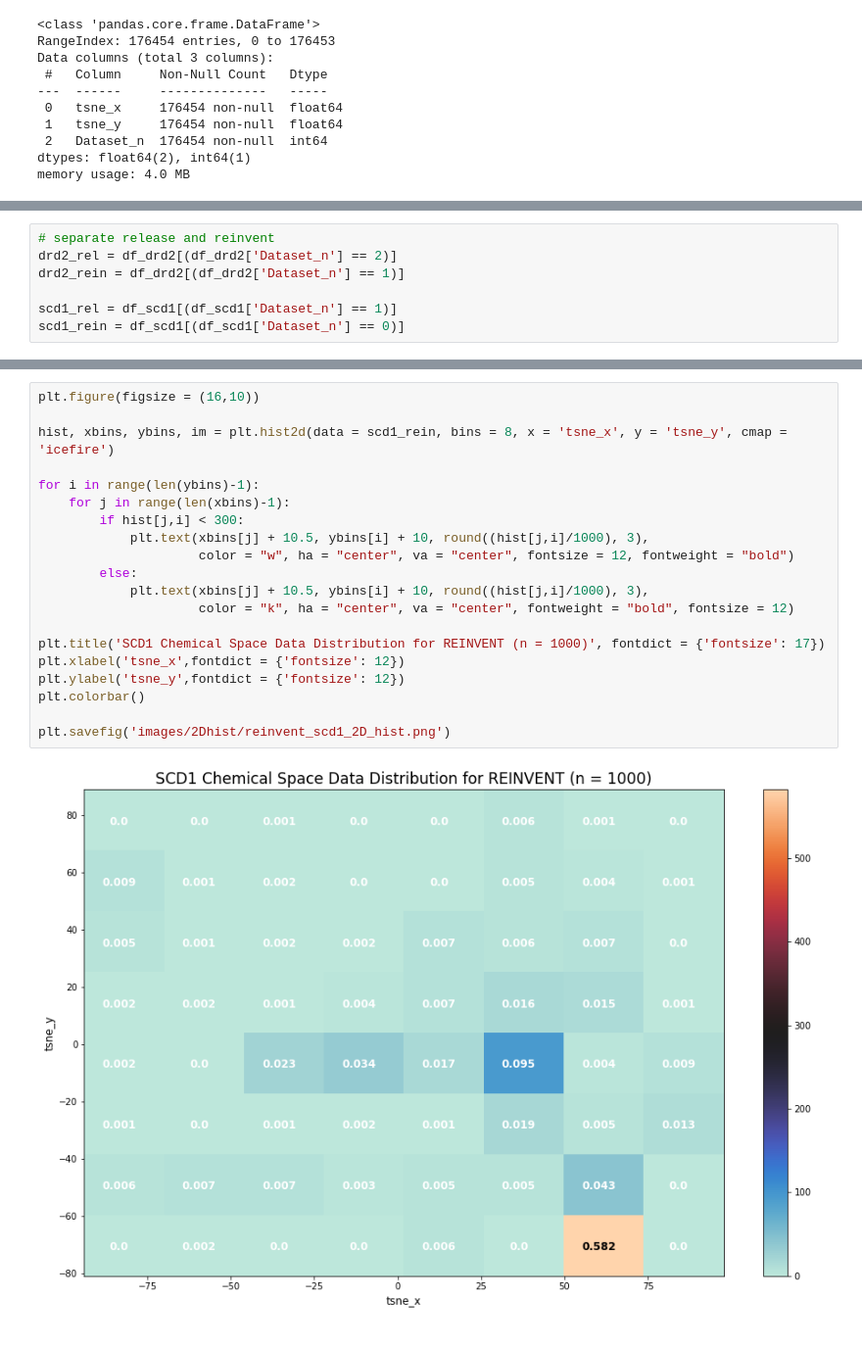
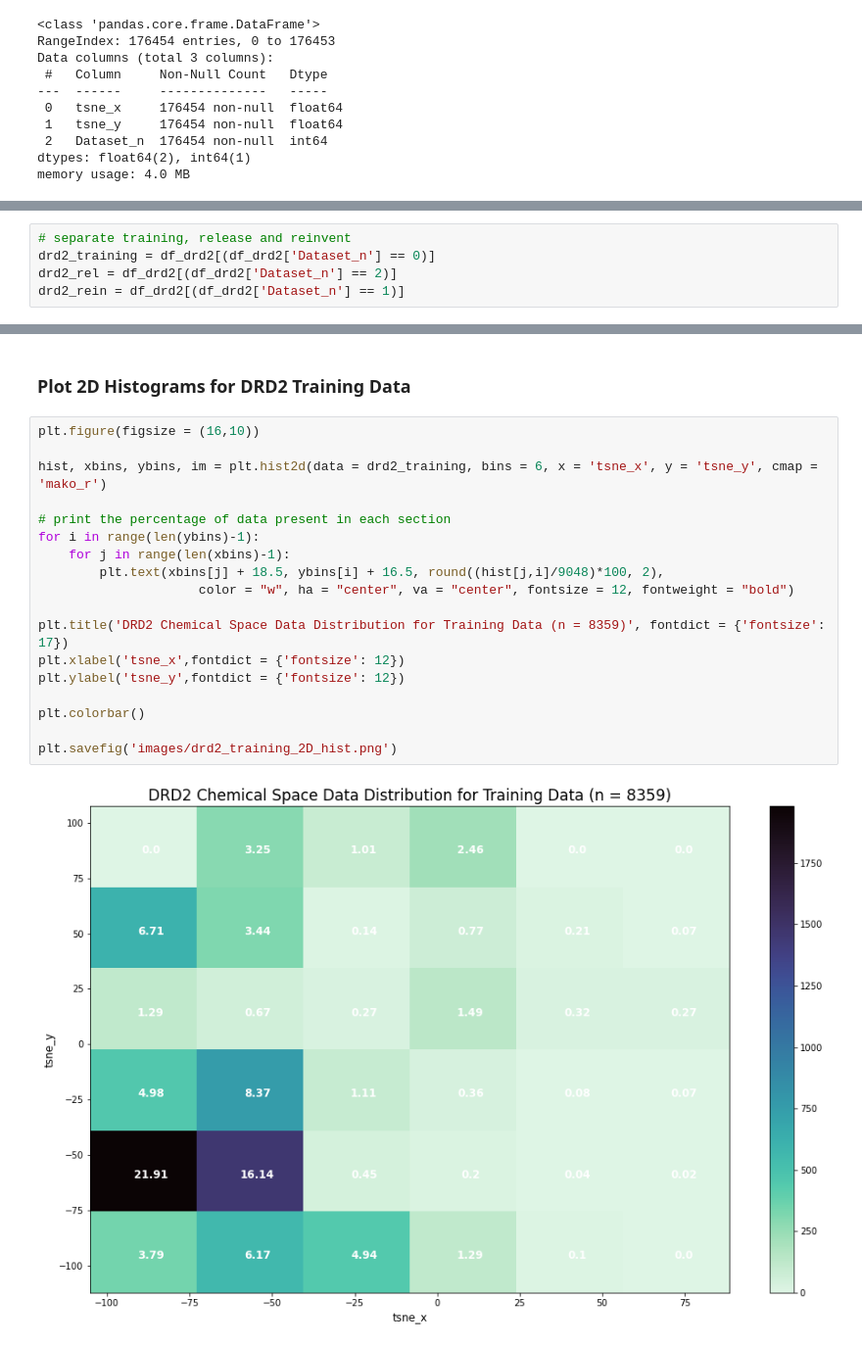
Before and after one commit to Shiska07/Cheminformatics-and-Drug-Discovery, a Jupyter notebook: Chemical Space Visualization(Pt.3) - Cluster Analysis using 2D Histograms.ipynb, the cells around one changed output, grey strips where cells are left out. Shown at 98% size. Drawn from its saved outputs; the diff is of its cells as text.

```diff
--- a/Chemical Space Visualization(Pt.3) - Cluster Analysis using 2D Histograms.ipynb
+++ b/Chemical Space Visualization(Pt.3) - Cluster Analysis using 2D Histograms.ipynb
@@ -66,7 +53,5 @@ for SCD1:
 # %%
-# separate release and reinvent
+# separate training, release and reinvent
+drd2_training = df_drd2[(df_drd2['Dataset_n'] == 0)]
 drd2_rel = df_drd2[(df_drd2['Dataset_n'] == 2)]
 drd2_rein = df_drd2[(df_drd2['Dataset_n'] == 1)]
-
-scd1_rel = df_scd1[(df_scd1['Dataset_n'] == 1)]
-scd1_rein = df_scd1[(df_scd1['Dataset_n'] == 0)]
@@ -93,23 +58,23 @@ plt.savefig('images/2Dhist/release_scd1_2D_hist.png')
-# %%
-plt.figure(figsize = (16,10))
-
-hist, xbins, ybins, im = plt.hist2d(data = scd1_rein, bins = 8, x = 'tsne_x', y = 'tsne_y', cmap = 'icefire')
-
-for i in range(len(ybins)-1):
-    for j in range(len(xbins)-1):
-        if hist[j,i] < 300:
-            plt.text(xbins[j] + 10.5, ybins[i] + 10, round((hist[j,i]/1000), 3),
-                     color = "w", ha = "center", va = "center", fontsize = 12, fontweight = "bold")
-        else:
-            plt.text(xbins[j] + 10.5, ybins[i] + 10, round((hist[j,i]/1000), 3),
-                     color = "k", ha = "center", va = "center", fontweight = "bold", fontsize = 12)
-
-plt.title('SCD1 Chemical Space Data Distribution for REINVENT (n = 1000)', fontdict = {'fontsize': 17})
-plt.xlabel('tsne_x',fontdict = {'fontsize': 12})
-plt.ylabel('tsne_y',fontdict = {'fontsize': 12})
-plt.colorbar()
-
-plt.savefig('images/2Dhist/reinvent_scd1_2D_hist.png')
-# %% [output]
-[figure, removed]
+# %% [markdown]
+### Plot 2D Histograms for DRD2 Training Data
+# %%
+plt.figure(figsize = (16,10))
+
+hist, xbins, ybins, im = plt.hist2d(data = drd2_training, bins = 6, x = 'tsne_x', y = 'tsne_y', cmap = 'mako_r')
+
+# print the percentage of data present in each section
+for i in range(len(ybins)-1):
+    for j in range(len(xbins)-1):
+        plt.text(xbins[j] + 18.5, ybins[i] + 16.5, round((hist[j,i]/9048)*100, 2),
+                     color = "w", ha = "center", va = "center", fontsize = 12, fontweight = "bold")
+
+plt.title('DRD2 Chemical Space Data Distribution for Training Data (n = 8359)', fontdict = {'fontsize': 17})
+plt.xlabel('tsne_x',fontdict = {'fontsize': 12})
+plt.ylabel('tsne_y',fontdict = {'fontsize': 12})
+
+plt.colorbar()
+
+plt.savefig('images/drd2_training_2D_hist.png')
+# %% [output]
+[figure, added]
 # %% [markdown]
```
Also changed, not shown: parts of 10 cells of this notebook, 5 other files.
